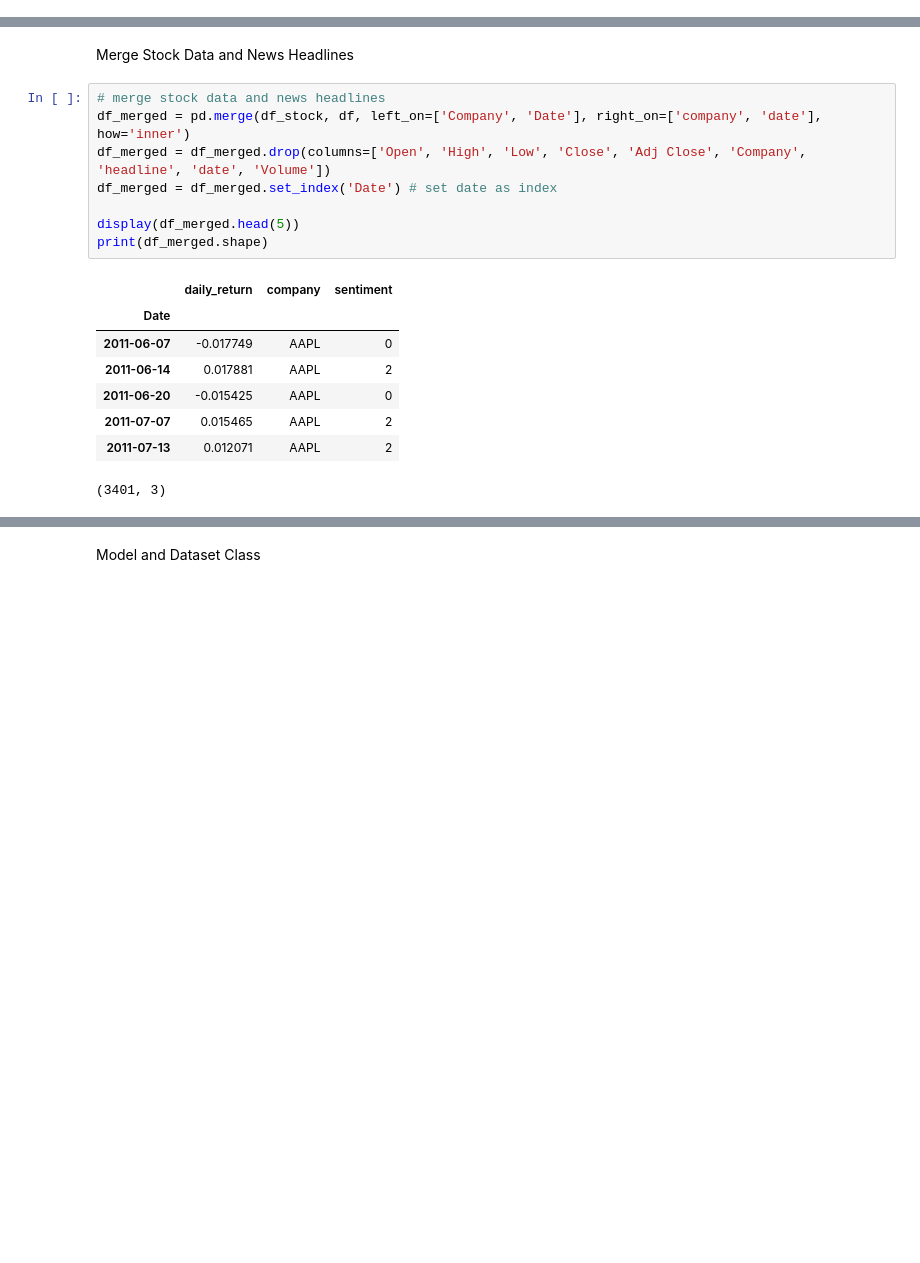
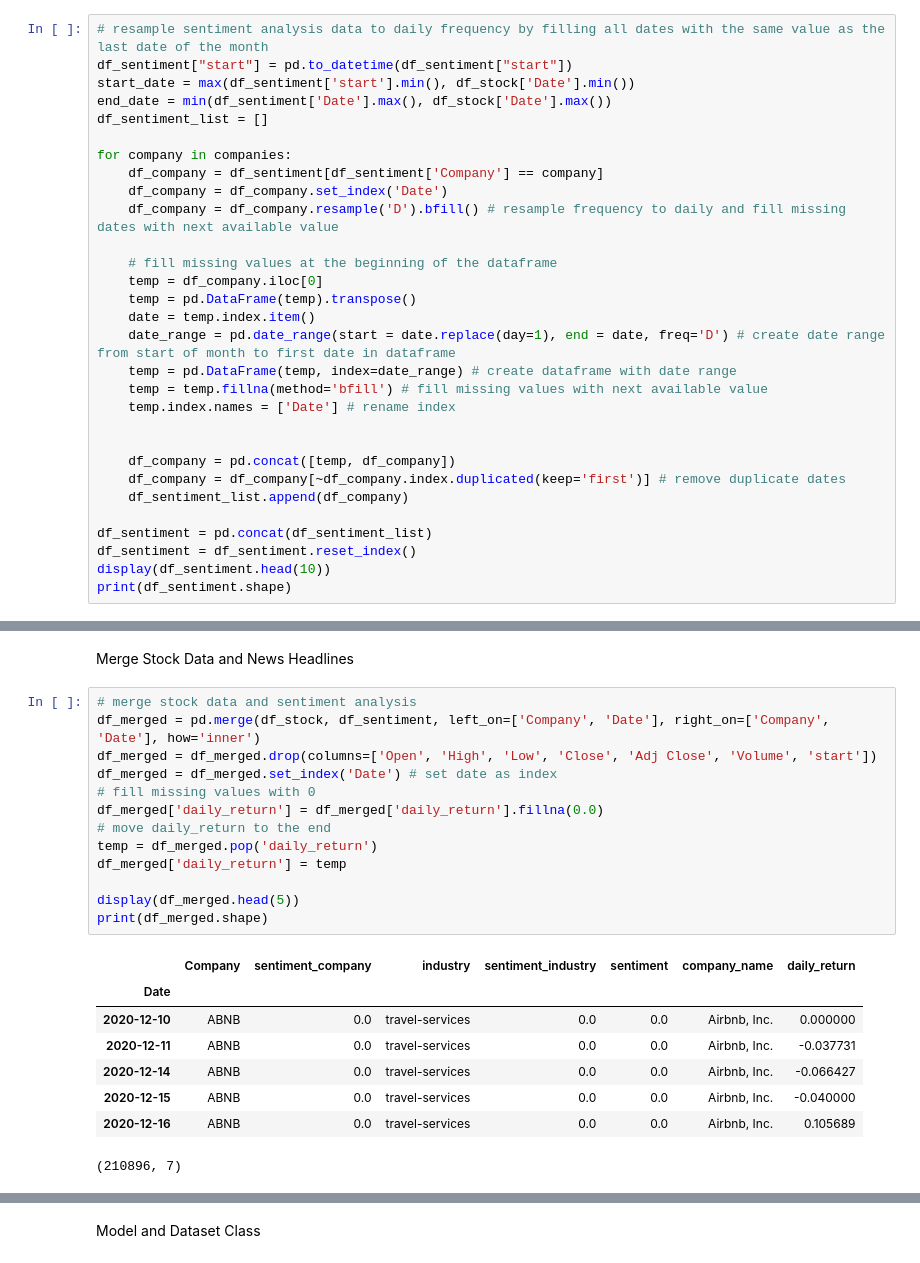
Before and after one commit to fas38/DS-2023, a Jupyter notebook: lstm_training.ipynb, the cells around one changed output, grey strips where cells are left out. Cells and saved outputs as stored; diff of their text form; blank space fills up the shorter version.

```diff
--- a/lstm_training.ipynb
+++ b/lstm_training.ipynb
@@ -383,0 +148,30 @@ display(df_sentiment.head(5))
+# %%
+# resample sentiment analysis data to daily frequency by filling all dates with the same value as the last date of the month
+df_sentiment["start"] = pd.to_datetime(df_sentiment["start"])
+start_date = max(df_sentiment['start'].min(), df_stock['Date'].min())
+end_date = min(df_sentiment['Date'].max(), df_stock['Date'].max())
+df_sentiment_list = []
+
+for company in companies:
+    df_company = df_sentiment[df_sentiment['Company'] == company]
+    df_company = df_company.set_index('Date')
+    df_company = df_company.resample('D').bfill() # resample frequency to daily and fill missing dates with next available value
+
+    # fill missing values at the beginning of the dataframe
+    temp = df_company.iloc[0]
+    temp = pd.DataFrame(temp).transpose()
+    date = temp.index.item()
+    date_range = pd.date_range(start = date.replace(day=1), end = date, freq='D') # create date range from start of month to first date in dataframe
+    temp = pd.DataFrame(temp, index=date_range) # create dataframe with date range
+    temp = temp.fillna(method='bfill') # fill missing values with next available value
+    temp.index.names = ['Date'] # rename index
+
+
+    df_company = pd.concat([temp, df_company])
+    df_company = df_company[~df_company.index.duplicated(keep='first')] # remove duplicate dates
+    df_sentiment_list.append(df_company)
+
+df_sentiment = pd.concat(df_sentiment_list)
+df_sentiment = df_sentiment.reset_index()
+display(df_sentiment.head(10))
+print(df_sentiment.shape)
@@ -393,19 +202,24 @@ for company in companies:
 # %% [markdown]
 Merge Stock Data and News Headlines
 # %%
-# merge stock data and news headlines
-df_merged = pd.merge(df_stock, df, left_on=['Company', 'Date'], right_on=['company', 'date'], how='inner')
-df_merged = df_merged.drop(columns=['Open', 'High', 'Low', 'Close', 'Adj Close', 'Company', 'headline', 'date', 'Volume'])
+# merge stock data and sentiment analysis
+df_merged = pd.merge(df_stock, df_sentiment, left_on=['Company', 'Date'], right_on=['Company', 'Date'], how='inner')
+df_merged = df_merged.drop(columns=['Open', 'High', 'Low', 'Close', 'Adj Close', 'Volume', 'start'])
 df_merged = df_merged.set_index('Date') # set date as index
+# fill missing values with 0
+df_merged['daily_return'] = df_merged['daily_return'].fillna(0.0)
+# move daily_return to the end
+temp = df_merged.pop('daily_return')
+df_merged['daily_return'] = temp
 
 display(df_merged.head(5))
 print(df_merged.shape)
 # %% [output]
-|  | daily_return | company | sentiment |
-| Date |  |  |  |
-| 2011-06-07 | -0.017749 | AAPL | 0 |
-| 2011-06-14 | 0.017881 | AAPL | 2 |
-| 2011-06-20 | -0.015425 | AAPL | 0 |
-| 2011-07-07 | 0.015465 | AAPL | 2 |
-| 2011-07-13 | 0.012071 | AAPL | 2 |
+|  | Company | sentiment_company | industry | sentiment_industry | sentiment | company_name | daily_return |
+| Date |  |  |  |  |  |  |  |
+| 2020-12-10 | ABNB | 0.0 | travel-services | 0.0 | 0.0 | Airbnb, Inc. | 0.000000 |
+| 2020-12-11 | ABNB | 0.0 | travel-services | 0.0 | 0.0 | Airbnb, Inc. | -0.037731 |
+| 2020-12-14 | ABNB | 0.0 | travel-services | 0.0 | 0.0 | Airbnb, Inc. | -0.066427 |
+| 2020-12-15 | ABNB | 0.0 | travel-services | 0.0 | 0.0 | Airbnb, Inc. | -0.040000 |
+| 2020-12-16 | ABNB | 0.0 | travel-services | 0.0 | 0.0 | Airbnb, Inc. | 0.105689 |
-(3401, 3)
+(210896, 7)
```
Also changed, not shown: parts of 33 cells of this notebook, 1 other file.
